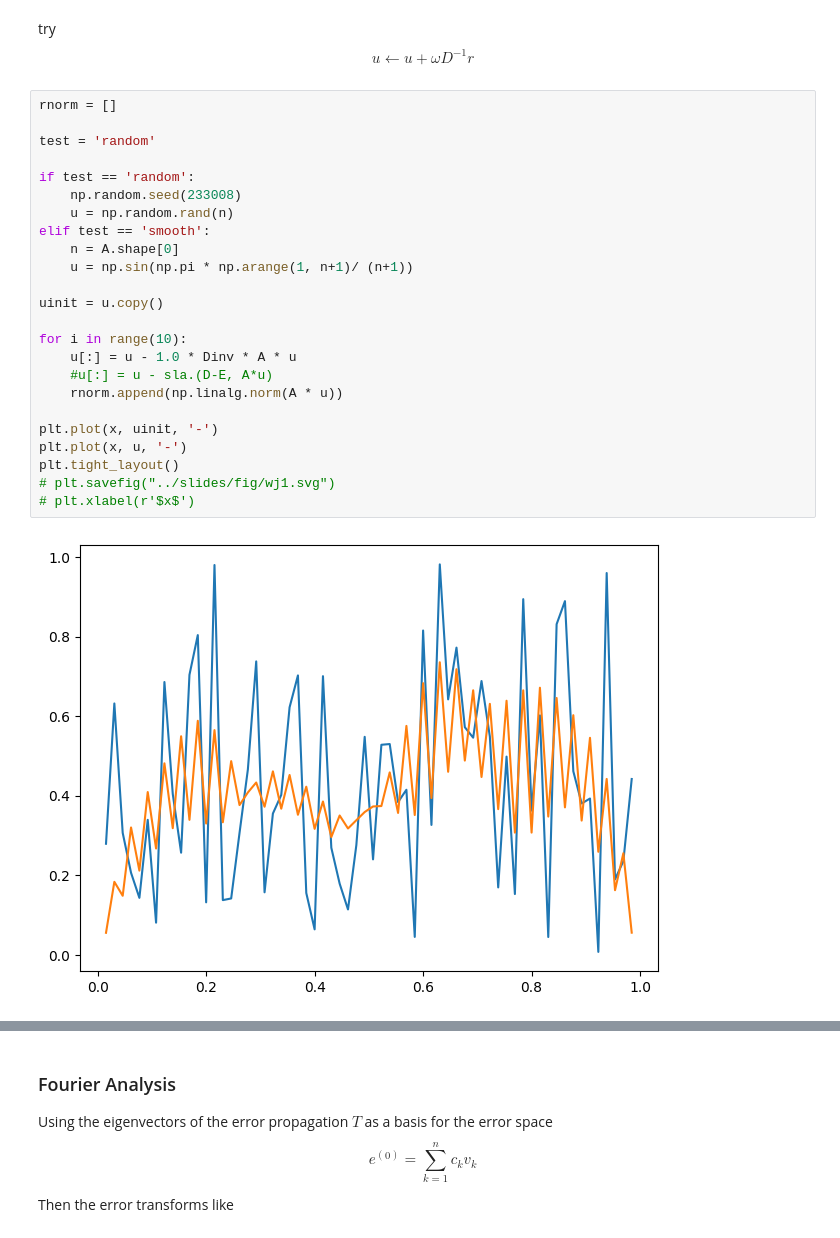
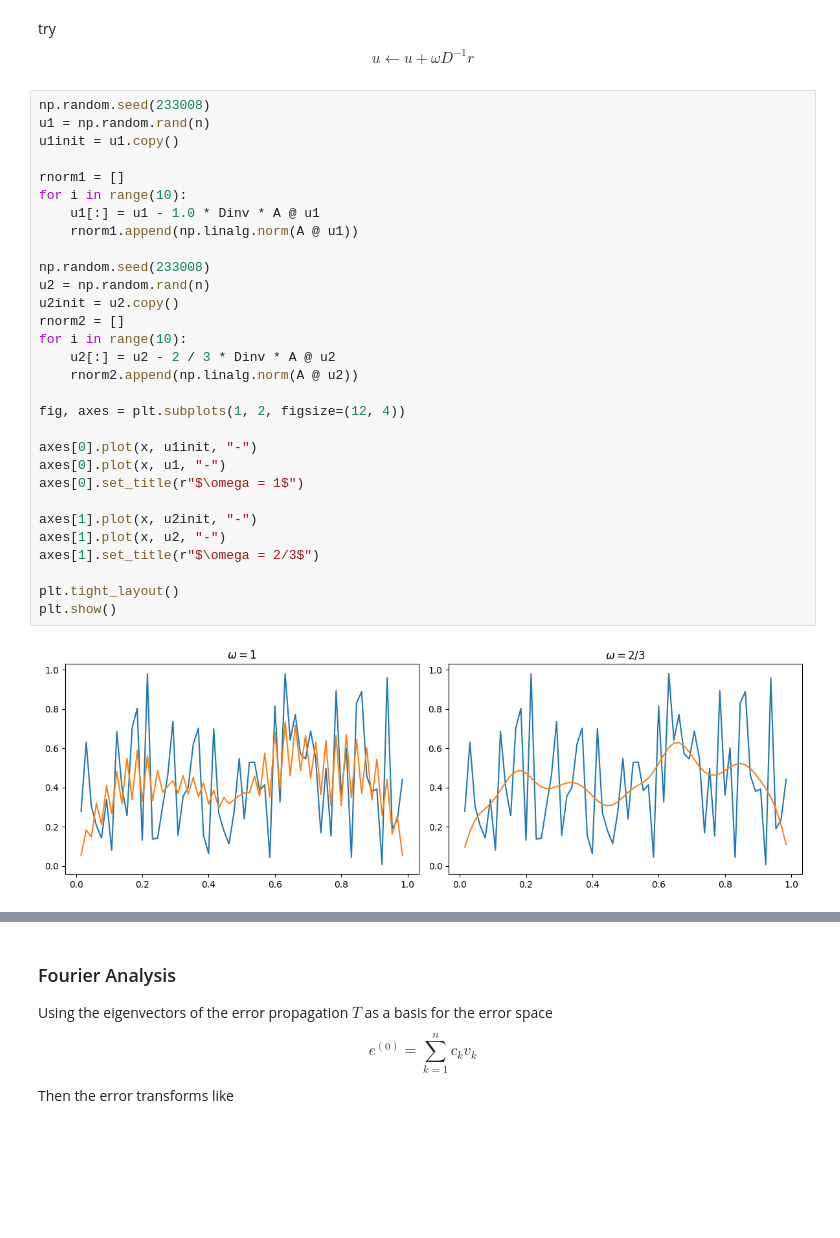
Before and after one commit to Li-Jesse-Jiaze/multigrid-playbook, a Jupyter notebook: demo.ipynb, the cells around one changed output, grey strips where cells are left out. Saved outputs shown, nothing was run; the diff lists cells and outputs as text; blank space fills up the shorter version.

```diff
--- a/multigrid.ipynb
+++ b/demo.ipynb
@@ -210,28 +210,34 @@ $$
 u \leftarrow u + \omega D^{-1}r
 $$
 # %%
-rnorm = []
+np.random.seed(233008)
+u1 = np.random.rand(n)
+u1init = u1.copy()
 
-test = 'random'
+rnorm1 = []
+for i in range(10):
+    u1[:] = u1 - 1.0 * Dinv * A @ u1
+    rnorm1.append(np.linalg.norm(A @ u1))
 
-if test == 'random':
-    np.random.seed(233008)
-    u = np.random.rand(n)
-elif test == 'smooth':
-    n = A.shape[0]
-    u = np.sin(np.pi * np.arange(1, n+1)/ (n+1))
+np.random.seed(233008)
+u2 = np.random.rand(n)
+u2init = u2.copy()
+rnorm2 = []
+for i in range(10):
+    u2[:] = u2 - 2 / 3 * Dinv * A @ u2
+    rnorm2.append(np.linalg.norm(A @ u2))
 
-uinit = u.copy()
+fig, axes = plt.subplots(1, 2, figsize=(12, 4))
 
-for i in range(10):
-    u[:] = u - 1.0 * Dinv * A * u
-    #u[:] = u - sla.(D-E, A*u)
-    rnorm.append(np.linalg.norm(A * u))
+axes[0].plot(x, u1init, "-")
+axes[0].plot(x, u1, "-")
+axes[0].set_title(r"$\omega = 1$")
 
-plt.plot(x, uinit, '-')
-plt.plot(x, u, '-')
+axes[1].plot(x, u2init, "-")
+axes[1].plot(x, u2, "-")
+axes[1].set_title(r"$\omega = 2/3$")
+
 plt.tight_layout()
-# plt.savefig("../slides/fig/wj1.svg")
-# plt.xlabel(r'$x$')
+plt.show()
 # %% [output]
-[figure, old version]
+[figure, new version]
```
Also changed, not shown: parts of 9 cells of this notebook, 33 other files.
